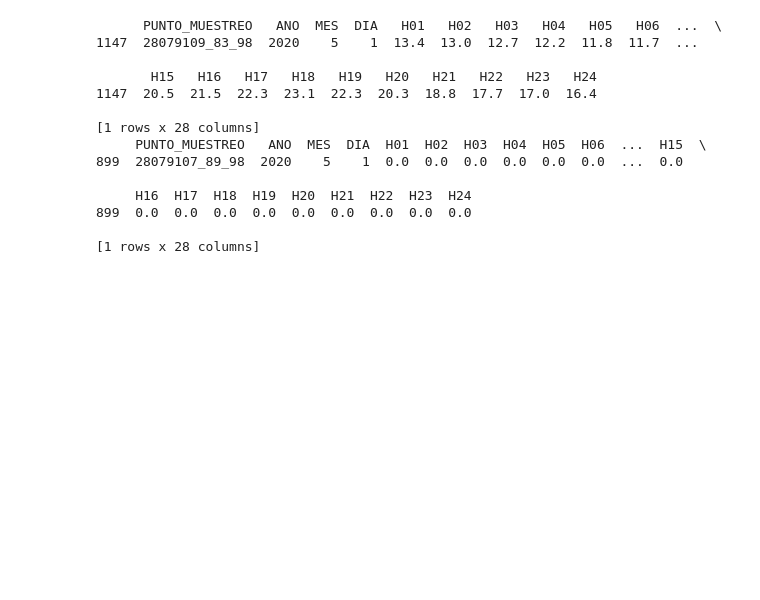
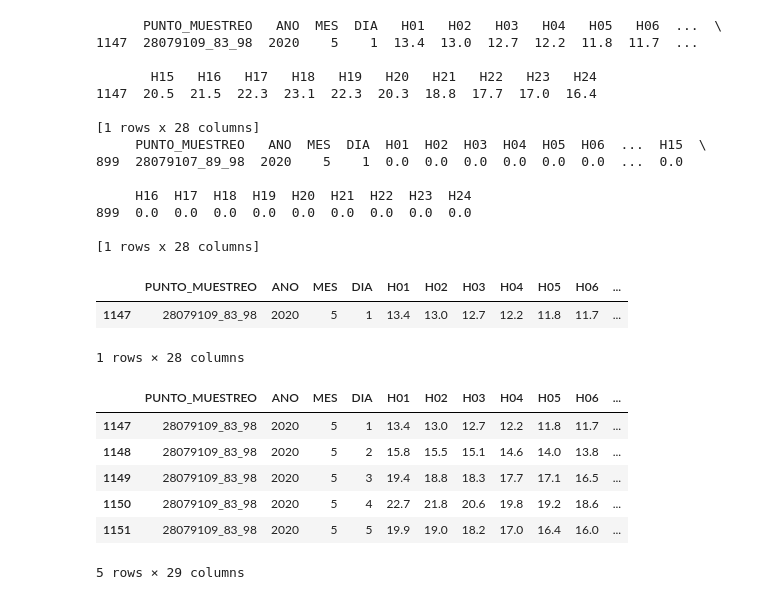
Before and after one commit to Jhonvalencia77/8vo_avance, a Jupyter notebook: Data_Metereologicos.ipynb, the cells around one changed output. Saved outputs shown, nothing was run; the diff lists cells and outputs as text; code cells hidden in the pictures; blank space fills up the shorter version.

```diff
--- a/Data_Metereologicos.ipynb
+++ b/Data_Metereologicos.ipynb
@@ -75,3 +76,26 @@ print(DataPrec.head(1))
 899  0.0  0.0  0.0  0.0  0.0  0.0  0.0  0.0  0.0
 
 [1 rows x 28 columns]
+# %%
+TableTemp = DataTemp
+# %%
+# Convertimos los elementos de las columnas "ANO" "MES" "DIA" a string
+TableTemp['ANO']= TableTemp['ANO'].map(str)
+TableTemp['MES']= TableTemp['MES'].map(str)
+TableTemp['DIA']= TableTemp['DIA'].map(str)
+TableTemp.head(1)
+# %% [output]
+|  | PUNTO_MUESTREO | ANO | MES | DIA | H01 | H02 | H03 | H04 | H05 | H06 | ... |
+| 1147 | 28079109_83_98 | 2020 | 5 | 1 | 13.4 | 13.0 | 12.7 | 12.2 | 11.8 | 11.7 | ... |
+1 rows × 28 columns
+# %%
+TableTemp['ds'] = TableTemp['ANO'] + '0' + TableTemp['MES'] + TableTemp['DIA']
+TableTemp.head(5)
+# %% [output]
+|  | PUNTO_MUESTREO | ANO | MES | DIA | H01 | H02 | H03 | H04 | H05 | H06 | ... |
+| 1147 | 28079109_83_98 | 2020 | 5 | 1 | 13.4 | 13.0 | 12.7 | 12.2 | 11.8 | 11.7 | ... |
+| 1148 | 28079109_83_98 | 2020 | 5 | 2 | 15.8 | 15.5 | 15.1 | 14.6 | 14.0 | 13.8 | ... |
+| 1149 | 28079109_83_98 | 2020 | 5 | 3 | 19.4 | 18.8 | 18.3 | 17.7 | 17.1 | 16.5 | ... |
+| 1150 | 28079109_83_98 | 2020 | 5 | 4 | 22.7 | 21.8 | 20.6 | 19.8 | 19.2 | 18.6 | ... |
+| 1151 | 28079109_83_98 | 2020 | 5 | 5 | 19.9 | 19.0 | 18.2 | 17.0 | 16.4 | 16.0 | ... |
+5 rows × 29 columns
```
Also changed, not shown: parts of 31 cells of this notebook.
